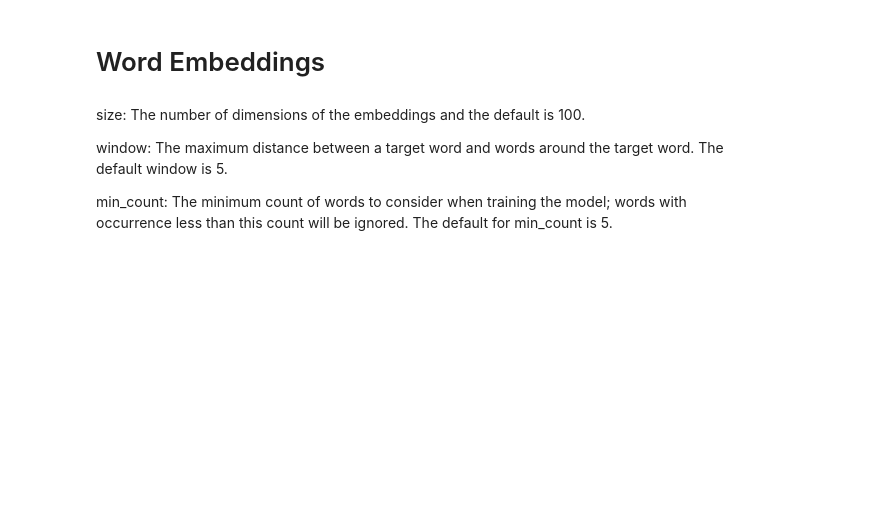
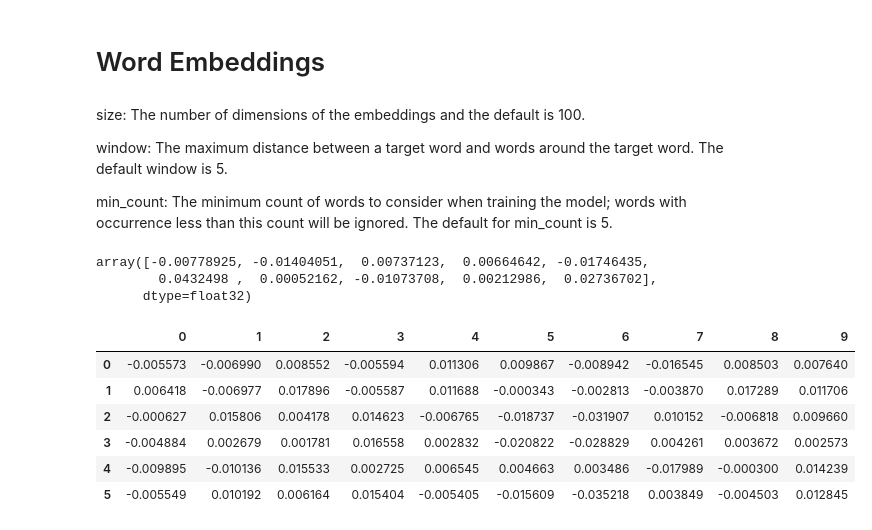
Before and after one commit to rafazamb/DS_PT_ENE21, a Jupyter notebook: 1-Data_Analysis/4-Feature Engineering/4.4 Texto/2_Ejercicios_TextData - clase - Solución.ipynb, the cells around one changed output. Drawn from its saved outputs; the diff is of its cells as text; code cells hidden in the pictures; blank space fills up the shorter version.

```diff
--- a/1-Data_Analysis/4-Feature Engineering/4.4 Texto/2_Ejercicios_TextData - clase - Solución.ipynb
+++ b/1-Data_Analysis/4-Feature Engineering/4.4 Texto/2_Ejercicios_TextData - clase - Solución.ipynb
@@ -240,5 +270,10 @@ from sklearn.cluster import KMeans
 # %%
 from sklearn.decomposition import LatentDirichletAllocation
 
+lda = LatentDirichletAllocation(n_components=2, max_iter=100, random_state = 42)
+dt_matrix = lda.fit_transform(tv_matrix)
+features = pd.DataFrame(dt_matrix, columns = ['T1', 'T2'])
+features
 
+# ha agrupado correctamente en 2 grupos que coinciden con la categoría inicial
 # usa LatentDirichletAllocation y calcula 2 topics del tf-idf
@@ -250,3 +306,10 @@ from sklearn.decomposition import LatentDirichletAllocation
 ## Clustering documents using topic model features
 # %%
 # ahora agrupo en clusters usando los tópicos, no la similaridad basada en cosenos
+km = KMeans(n_clusters=2)
+km.fit_transform(features)
+cluster_labels = km.labels_
+cluster_labels = pd.DataFrame(cluster_labels, columns=['ClusterLabel'])
+pd.concat([corpus_df, cluster_labels], axis=1)
+
+# ahora agrupo en clusters usando tópicos, no la similitud del coseno
@@ -259,3 +326,20 @@ from gensim.models import word2vec
+# %%
+# Ahora voy a trabajar mapear palabras en vectores
+
+from gensim.models import word2vec  # word to vector
+
+wpt = nltk.WordPunctTokenizer()
+tokenized_corpus = [wpt.tokenize(document) for document in norm_corpus]
+
+# set values for various parameters
+feature_size = 10 # word vector
+window_context = 10 # Context window size
+min_word_count = 1 # Minimum word count
+sample = 1e-3 # downsample setting for frequent words
+
+w2v_model = word2vec.Word2Vec(tokenized_corpus, size=feature_size,
+                             window=window_context, min_count= min_word_count,
+                             sample=sample)
 # %% [markdown]
 size: The number of dimensions of the embeddings and the default is 100.
 
@@ -263,6 +347,10 @@ window: The maximum distance between a target word and words around the target w
 
 min_count: The minimum count of words to consider when training the model; words with occurrence less than this count will be ignored. The default for min_count is 5.
 # %%
-
+w2v_model.wv['sky']
 # de palabra a vector
+# %% [output]
+array([-0.00778925, -0.01404051,  0.00737123,  0.00664642, -0.01746435,
+        0.0432498 ,  0.00052162, -0.01073708,  0.00212986,  0.02736702],
+      dtype=float32)
 # %%
@@ -292,3 +379,15 @@ def averaged_word_vectorizer(corpus, model, num_features):
+# %%
+w2v_feature_array = averaged_word_vectorizer(corpus=tokenized_corpus, model=w2v_model,
+                                             num_features=feature_size)
+pd.DataFrame(w2v_feature_array)
+# %% [output]
+|  | 0 | 1 | 2 | 3 | 4 | 5 | 6 | 7 | 8 | 9 |
+| 0 | -0.005573 | -0.006990 | 0.008552 | -0.005594 | 0.011306 | 0.009867 | -0.008942 | -0.016545 | 0.008503 | 0.007640 |
+| 1 | 0.006418 | -0.006977 | 0.017896 | -0.005587 | 0.011688 | -0.000343 | -0.002813 | -0.003870 | 0.017289 | 0.011706 |
+| 2 | -0.000627 | 0.015806 | 0.004178 | 0.014623 | -0.006765 | -0.018737 | -0.031907 | 0.010152 | -0.006818 | 0.009660 |
+| 3 | -0.004884 | 0.002679 | 0.001781 | 0.016558 | 0.002832 | -0.020822 | -0.028829 | 0.004261 | 0.003672 | 0.002573 |
+| 4 | -0.009895 | -0.010136 | 0.015533 | 0.002725 | 0.006545 | 0.004663 | 0.003486 | -0.017989 | -0.000300 | 0.014239 |
+| 5 | -0.005549 | 0.010192 | 0.006164 | 0.015404 | -0.005405 | -0.015609 | -0.035218 | 0.003849 | -0.004503 | 0.012845 |
 # %%
 from sklearn.cluster import AffinityPropagation
 
```
Also changed, not shown: parts of 10 cells of this notebook.
